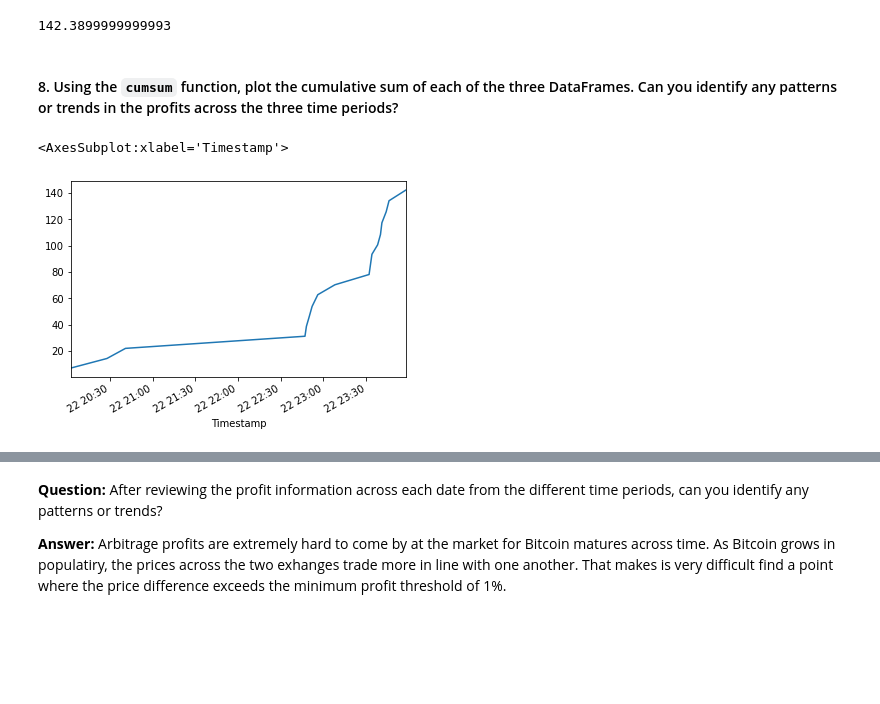
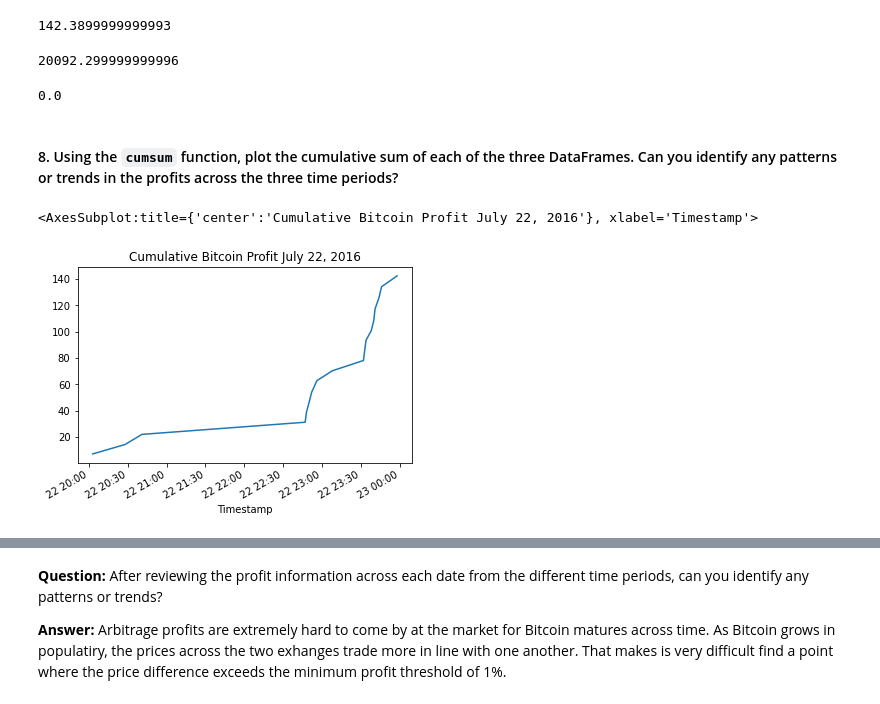
Before and after one commit to talibkateeb/Bitcoin-Arbitrage-Opportunity-Analyzer, a Jupyter notebook: crypto_arbitrage.ipynb, the cells around one changed output, grey strips where cells are left out. Cells and saved outputs as stored; diff of their text form; code cells hidden in the pictures; blank space fills up the shorter version.

Commit message:
Bitcoin Arbitrage full working code

```diff
--- a/crypto_arbitrage.ipynb
+++ b/crypto_arbitrage.ipynb
@@ -398,10 +408,9 @@ arbitrage_spread_late = # YOUR CODE HERE
 # %% [markdown]
 #### 2. For each of the three dates, calculate the spread returns. To do so, divide the instances that have a positive arbitrage spread (that is, a spread greater than zero) by the price of Bitcoin from the exchange you’re buying on (that is, the lower-priced exchange). Review the resulting DataFrame.
 # %%
-# For the date early in the dataset, calculate the spread returns by dividing
-# the instances when the arbitrage spread is positive (> 0) by the price of Bitcoin
+# For the date in the early, middle, and late part of the dataset, calculate the spread returns by dividing
+# the instances when the arbitrage spread is positive (> 0)  by the price of Bitcoin
 # from the exchange you are buying on (the lower-priced exchange)
-spread_return_early = # YOUR CODE HERE
-
-# Review the spread return DataFrame
-# YOUR CODE HERE
+spread_return_early = arbitrage_spread_early[arbitrage_spread_early>0] / bitstamp_sliced.loc["2016-07-22"]
+spread_return_middle = arbitrage_spread_middle[arbitrage_spread_middle>0] / bitstamp_sliced.loc["2017-09-15"]
+spread_return_late = arbitrage_spread_late[arbitrage_spread_late>0] / bitstamp_sliced.loc["2017-09-15"]
@@ -434,10 +419,11 @@ spread_return_late = # YOUR CODE HERE
 # %%
 # For the date early in the dataset, determine the number of times your trades with positive returns
 # exceed the 1% minimum threshold (.01) that you need to cover your costs
-profitable_trades_early = # YOUR CODE HERE
+profitable_trades_early = spread_return_early[spread_return_early>0.01]
 
 # Review the first five profitable trades
 # YOUR CODE HERE
+profitable_trades_early.head()
 # %% [output]
 Timestamp
 2016-07-22 20:03:00    0.011305
@@ -489,13 +507,13 @@ Name: Close, dtype: float64
 # %%
 # For the date early in the dataset, calculate the potential profit per trade in dollars
 # Multiply the profitable trades by the cost of the Bitcoin that was purchased
-profit_early = # YOUR CODE HERE
+profit_early = profitable_trades_early * bitstamp_sliced.loc['2016-07-22']
 
 # Drop any missing values from the profit DataFrame
-profit_per_trade_early = # YOUR CODE HERE
+profit_per_trade_early = profit_early.dropna()
 
 # View the early profit DataFrame
-# YOUR CODE HERE
+profit_per_trade_early
 # %% [output]
 Timestamp
 2016-07-22 20:03:00    7.32
@@ -582,21 +639,24 @@ Name: Close, dtype: float64
 142.3899999999993
 # %%
 # Calculate the sum of the potential profits for the middle profit per trade DataFrame
-# YOUR CODE HERE
+profit_per_trade_middle.sum()
+# %% [output]
+20092.299999999996
 # %%
 # Calculate the sum of the potential profits for the late profit per trade DataFrame
-# YOUR CODE HERE
+profit_per_trade_late.sum()
+# %% [output]
+0.0
 # %% [markdown]
 #### 8. Using the `cumsum` function, plot the cumulative sum of each of the three DataFrames. Can you identify any patterns or trends in the profits across the three time periods?
 # %%
 # Use the cumsum function to calculate the cumulative profits over time for the early profit per trade DataFrame
-cumulative_profit_early = # YOUR CODE HERE
+cumulative_profit_early = profit_per_trade_early.cumsum()
 # %%
 # Plot the cumulative sum of profits for the early profit per trade DataFrame
-# Be sure to include at least a title with your plot
-# YOUR CODE HERE
+cumulative_profit_early.plot(title="Cumulative Bitcoin Profit July 22, 2016")
 # %% [output]
-<AxesSubplot:xlabel='Timestamp'>
+<AxesSubplot:title={'center':'Cumulative Bitcoin Profit July 22, 2016'}, xlabel='Timestamp'>
-[figure, old version]
+[figure, new version]
 # %%
 # Use the cumsum function to calculate the cumulative profits over time for the middle profit per trade DataFrame
```
Also changed, not shown: parts of 86 cells of this notebook, 1 other file.
